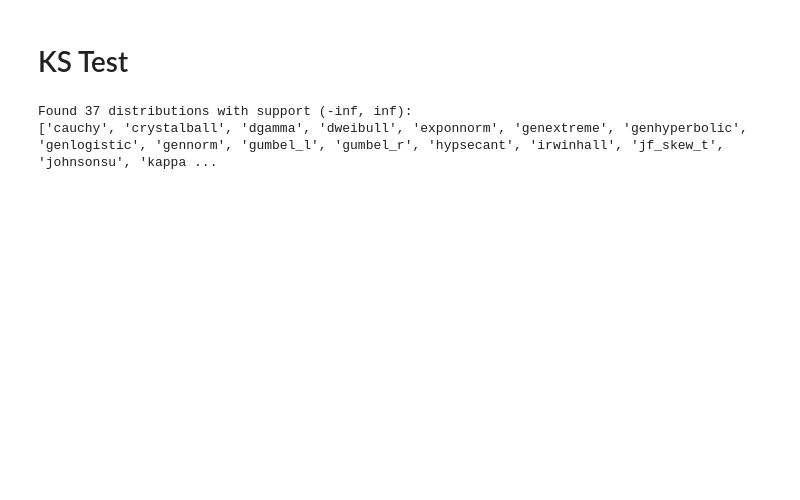
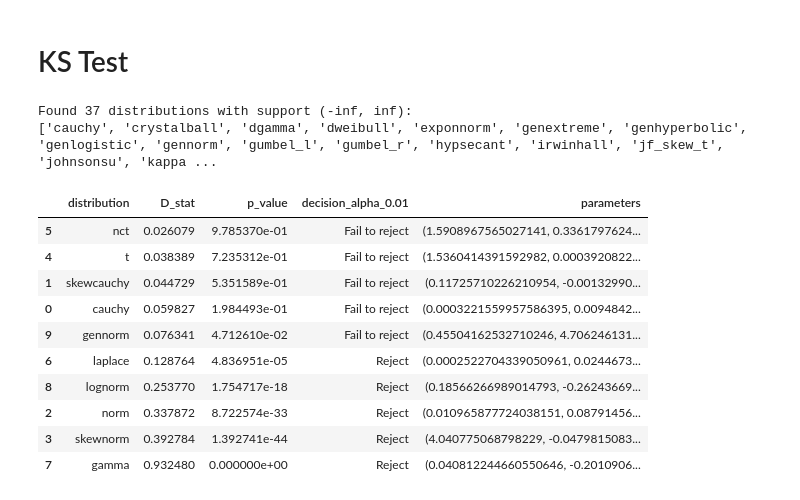
Before and after one commit to ianlai2/MSTR-Options-Research-SwIRL, a Jupyter notebook: options_return_exploration.ipynb, the cells around one changed output. Cells and saved outputs as stored; diff of their text form; code cells hidden in the pictures; blank space fills up the shorter version.

```diff
--- a/options_return_exploration.ipynb
+++ b/options_return_exploration.ipynb
@@ -248,6 +252,44 @@ print(infinite_support_dists)
 # %% [output]
 Found 37 distributions with support (-inf, inf):
 ['cauchy', 'crystalball', 'dgamma', 'dweibull', 'exponnorm', 'genextreme', 'genhyperbolic', 'genlogistic', 'gennorm', 'gumbel_l', 'gumbel_r', 'hypsecant', 'irwinhall', 'jf_skew_t', 'johnsonsu', 'kappa ...
+# %%
+def find_dist(dist_list: list, sample: np.ndarray):
+    results = []
+    n = sample.size
+    for dist_name in dist_list:
+        dist = getattr(stats, dist_name)
+        try:
+            # Fit distribution to data
+            params = dist.fit(sample)
+            # Perform KS test
+            ks_stat, ks_p = stats.kstest(sample, dist_name, args=params)
+            alpha = 0.01
+            results.append({
+                'distribution': dist_name,
+                'D_stat': ks_stat,
+                'p_value': ks_p,
+                'decision_alpha_0.01': 'Fail to reject' if ks_p > alpha else 'Reject',
+                'parameters': params
+            })
+
+        except Exception as e:
+            print(f"Could not fit/test {dist_name}: {e}")
+    return pd.DataFrame(results).sort_values(by='p_value', ascending=False),
+# %%
+dist_sample = ['cauchy', 'skewcauchy', 'norm', 'skewnorm', 't', 'nct', 'laplace', 'gamma', 'lognorm', 'gennorm']
+find_dist(dist_sample, df_filtered['Returns'].to_numpy())
+# %% [output]
+|  | distribution | D_stat | p_value | decision_alpha_0.01 | parameters |
+| 5 | nct | 0.026079 | 9.785370e-01 | Fail to reject | (1.5908967565027141, 0.3361797624... |
+| 4 | t | 0.038389 | 7.235312e-01 | Fail to reject | (1.5360414391592982, 0.0003920822... |
+| 1 | skewcauchy | 0.044729 | 5.351589e-01 | Fail to reject | (0.11725710226210954, -0.00132990... |
+| 0 | cauchy | 0.059827 | 1.984493e-01 | Fail to reject | (0.0003221559957586395, 0.0094842... |
+| 9 | gennorm | 0.076341 | 4.712610e-02 | Fail to reject | (0.45504162532710246, 4.706246131... |
+| 6 | laplace | 0.128764 | 4.836951e-05 | Reject | (0.0002522704339050961, 0.0244673... |
+| 8 | lognorm | 0.253770 | 1.754717e-18 | Reject | (0.18566266989014793, -0.26243669... |
+| 2 | norm | 0.337872 | 8.722574e-33 | Reject | (0.010965877724038151, 0.08791456... |
+| 3 | skewnorm | 0.392784 | 1.392741e-44 | Reject | (4.040775068798229, -0.0479815083... |
+| 7 | gamma | 0.932480 | 0.000000e+00 | Reject | (0.040812244660550646, -0.2010906... |
 # %%
 import numpy as np
 import pandas as pd
```
Also changed, not shown: parts of 4 cells of this notebook, 6 other files.
